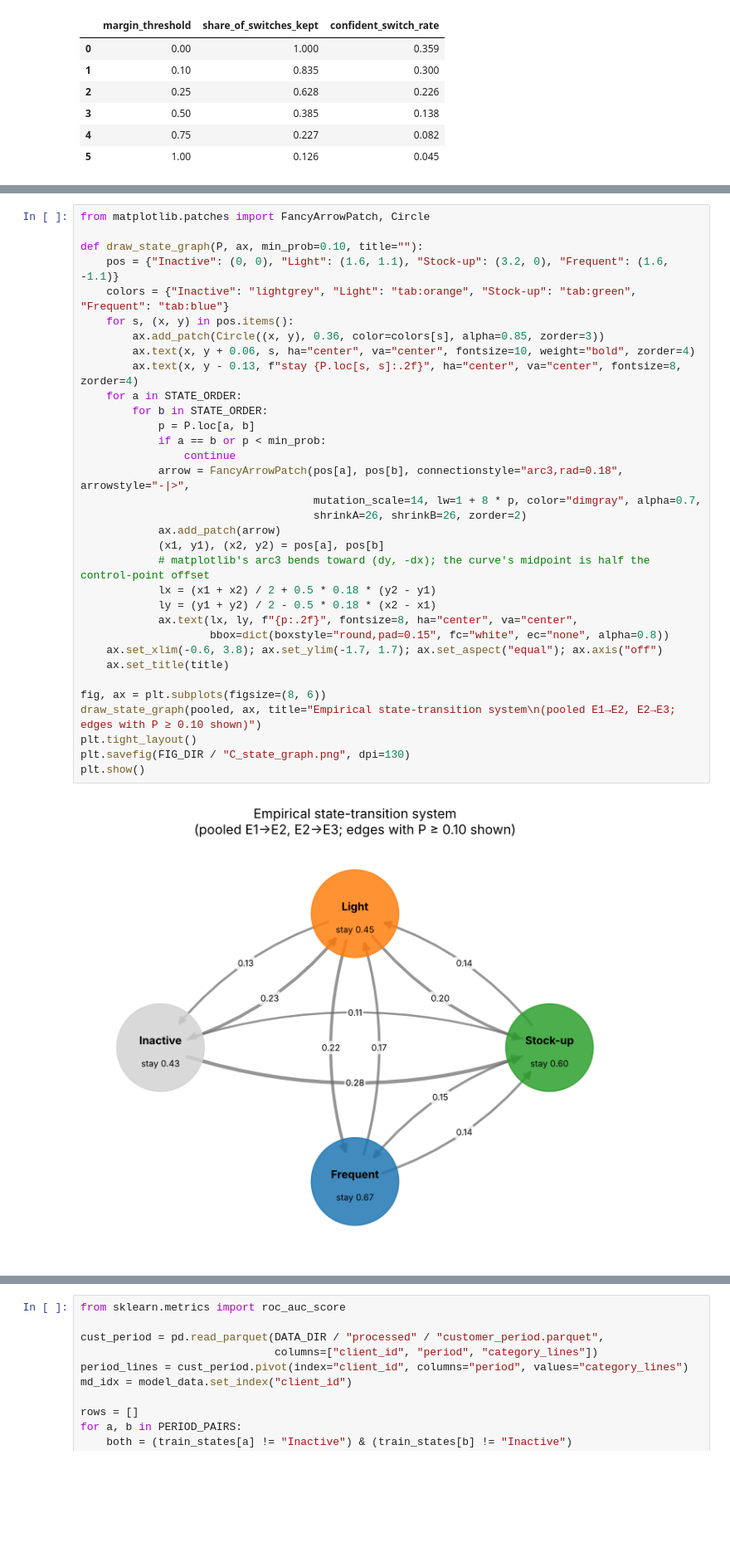
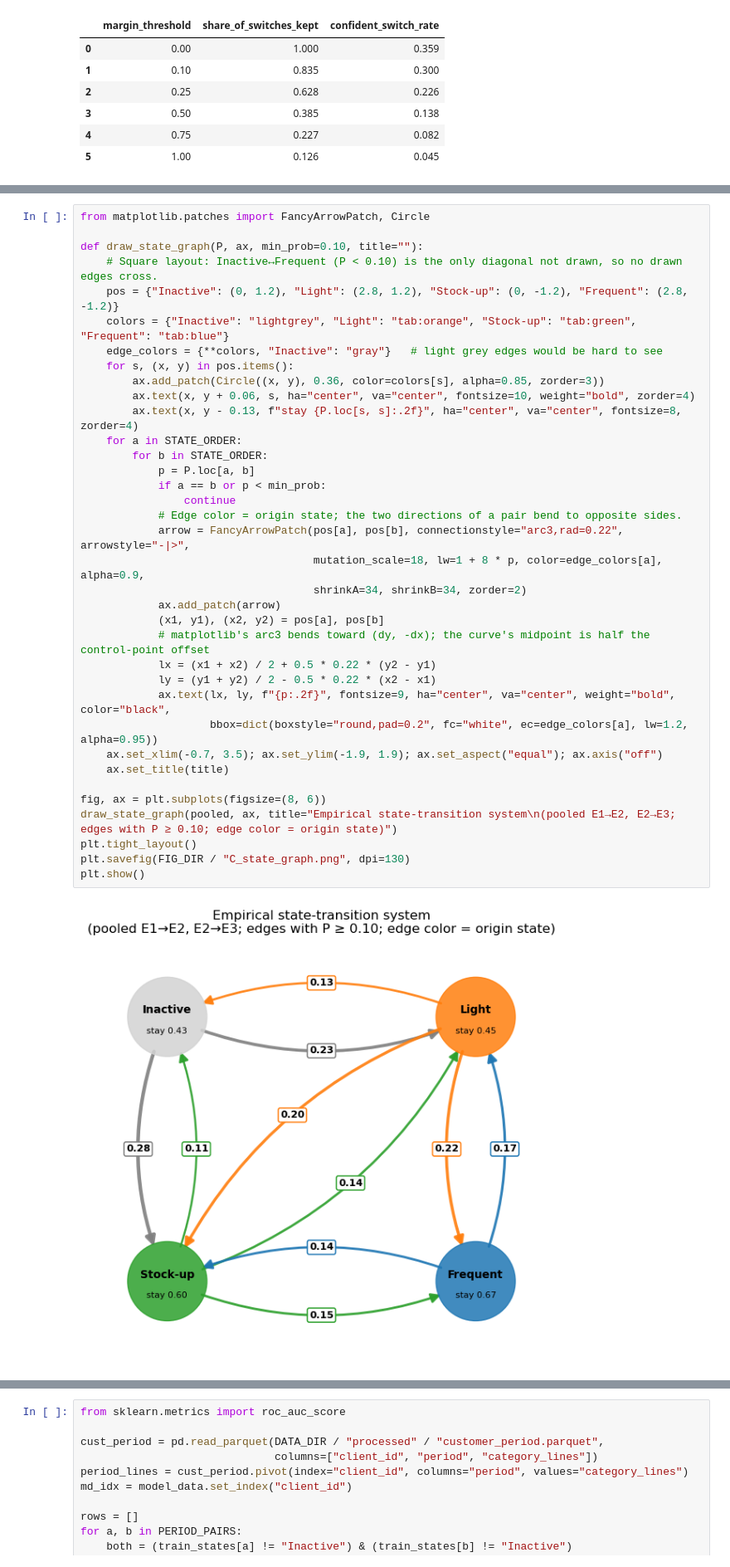
Before and after one commit to nlatman-cloud/retail-behavioral-states, a Jupyter notebook: notebooks/02_drift_and_states.ipynb, the cells around one changed output, grey strips where cells are left out. Shown at 83% size. Cells and saved outputs as stored; diff of their text form; blank space fills up the shorter version.

```diff
--- a/notebooks/02_drift_and_states.ipynb
+++ b/notebooks/02_drift_and_states.ipynb
@@ -794,38 +800,41 @@ plt.show()
 # %%
 from matplotlib.patches import FancyArrowPatch, Circle
 
 def draw_state_graph(P, ax, min_prob=0.10, title=""):
-    pos = {"Inactive": (0, 0), "Light": (1.6, 1.1), "Stock-up": (3.2, 0), "Frequent": (1.6, -1.1)}
+    # Square layout: Inactive↔Frequent (P < 0.10) is the only diagonal not drawn, so no drawn edges cross.
+    pos = {"Inactive": (0, 1.2), "Light": (2.8, 1.2), "Stock-up": (0, -1.2), "Frequent": (2.8, -1.2)}
     colors = {"Inactive": "lightgrey", "Light": "tab:orange", "Stock-up": "tab:green", "Frequent": "tab:blue"}
+    edge_colors = {**colors, "Inactive": "gray"}   # light grey edges would be hard to see
     for s, (x, y) in pos.items():
         ax.add_patch(Circle((x, y), 0.36, color=colors[s], alpha=0.85, zorder=3))
         ax.text(x, y + 0.06, s, ha="center", va="center", fontsize=10, weight="bold", zorder=4)
         ax.text(x, y - 0.13, f"stay {P.loc[s, s]:.2f}", ha="center", va="center", fontsize=8, zorder=4)
     for a in STATE_ORDER:
         for b in STATE_ORDER:
             p = P.loc[a, b]
             if a == b or p < min_prob:
                 continue
-            arrow = FancyArrowPatch(pos[a], pos[b], connectionstyle="arc3,rad=0.18", arrowstyle="-|>",
-                                    mutation_scale=14, lw=1 + 8 * p, color="dimgray", alpha=0.7,
-                                    shrinkA=26, shrinkB=26, zorder=2)
+            # Edge color = origin state; the two directions of a pair bend to opposite sides.
+            arrow = FancyArrowPatch(pos[a], pos[b], connectionstyle="arc3,rad=0.22", arrowstyle="-|>",
+                                    mutation_scale=18, lw=1 + 8 * p, color=edge_colors[a], alpha=0.9,
+                                    shrinkA=34, shrinkB=34, zorder=2)
             ax.add_patch(arrow)
             (x1, y1), (x2, y2) = pos[a], pos[b]
             # matplotlib's arc3 bends toward (dy, -dx); the curve's midpoint is half the control-point offset
-            lx = (x1 + x2) / 2 + 0.5 * 0.18 * (y2 - y1)
-            ly = (y1 + y2) / 2 - 0.5 * 0.18 * (x2 - x1)
-            ax.text(lx, ly, f"{p:.2f}", fontsize=8, ha="center", va="center",
-                    bbox=dict(boxstyle="round,pad=0.15", fc="white", ec="none", alpha=0.8))
-    ax.set_xlim(-0.6, 3.8); ax.set_ylim(-1.7, 1.7); ax.set_aspect("equal"); ax.axis("off")
+            lx = (x1 + x2) / 2 + 0.5 * 0.22 * (y2 - y1)
+            ly = (y1 + y2) / 2 - 0.5 * 0.22 * (x2 - x1)
+            ax.text(lx, ly, f"{p:.2f}", fontsize=9, ha="center", va="center", weight="bold", color="black",
+                    bbox=dict(boxstyle="round,pad=0.2", fc="white", ec=edge_colors[a], lw=1.2, alpha=0.95))
+    ax.set_xlim(-0.7, 3.5); ax.set_ylim(-1.9, 1.9); ax.set_aspect("equal"); ax.axis("off")
     ax.set_title(title)
 
 fig, ax = plt.subplots(figsize=(8, 6))
-draw_state_graph(pooled, ax, title="Empirical state-transition system\n(pooled E1→E2, E2→E3; edges with P ≥ 0.10 shown)")
+draw_state_graph(pooled, ax, title="Empirical state-transition system\n(pooled E1→E2, E2→E3; edges with P ≥ 0.10; edge color = origin state)")
 plt.tight_layout()
 plt.savefig(FIG_DIR / "C_state_graph.png", dpi=130)
 plt.show()
 # %% [output]
-[figure, old version]
+[figure, new version]
 # %%
 fig, ax = plt.subplots(figsize=(7, 4))
 for t, col in switch_by_margin.items():
```
Also changed, not shown: parts of 22 cells of this notebook, 20 other files.
